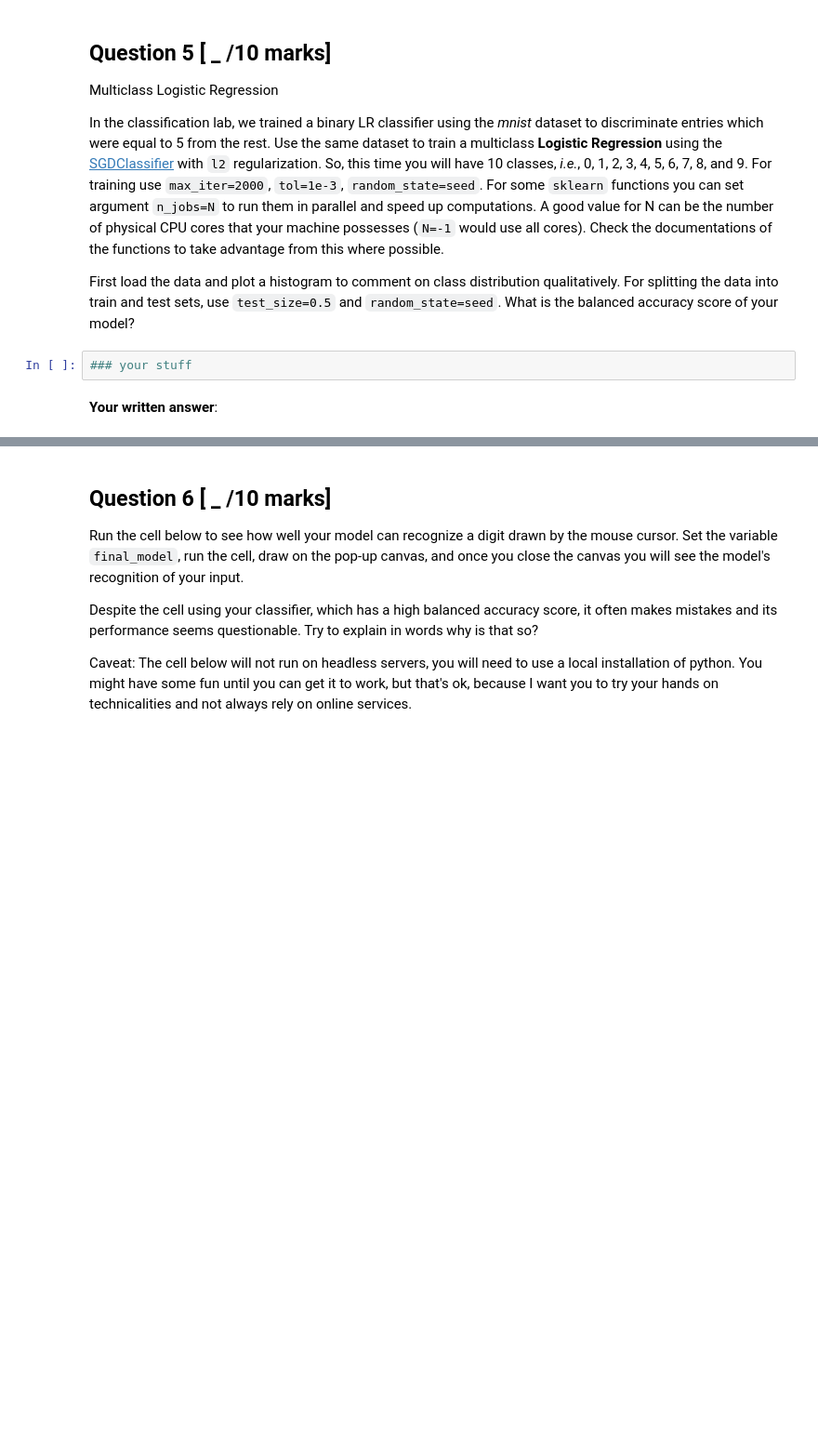
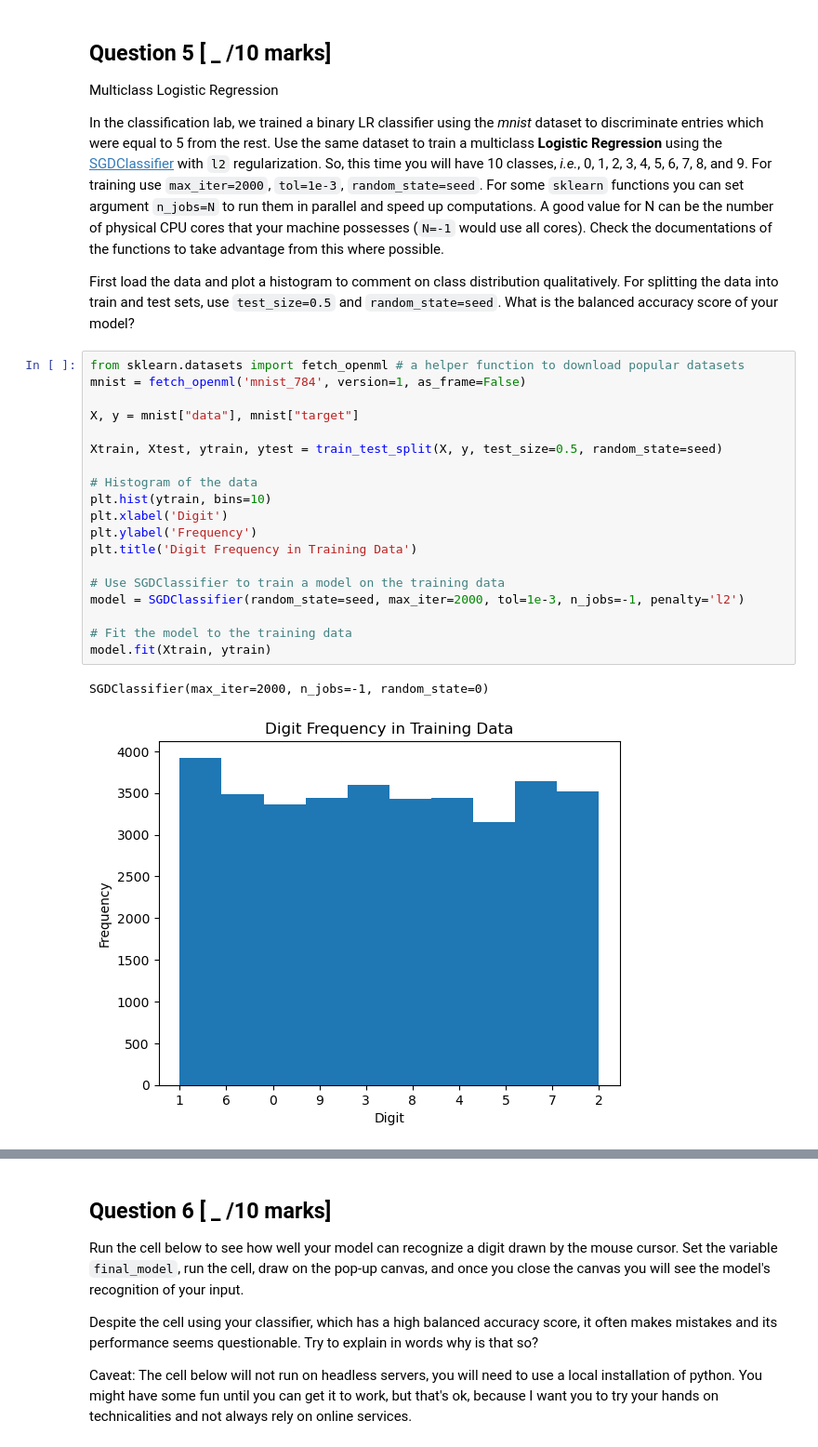
Before and after one commit to rgavigan/ds3000, a Jupyter notebook: assign3/Assignment_3.ipynb, the cells around one changed output, grey strips where cells are left out. Shown: that part at 93% size. Cells and saved outputs as stored; diff of their text form; blank space fills up the shorter version.

```diff
--- a/assign3/Assignment_3.ipynb
+++ b/assign3/Assignment_3.ipynb
@@ -329,7 +352,25 @@ Multiclass Logistic Regression
 In the classification lab, we trained a binary LR classifier using the _mnist_ dataset to discriminate entries which were equal to 5 from the rest. Use the same dataset to train a multiclass **Logistic Regression** using the [SGDClassifier](https://scikit-learn.org/stable/modules/generated/sklearn.linear_model.SGDClassifier.html)  with `l2` regularization. So, this time you will have 10 classes, *i.e.*, 0, 1, 2, 3, 4, 5, 6, 7, 8, and 9. For training use `max_iter=2000`, `tol=1e-3`, `random_state=seed`. For some `sklearn` functions you can set argument `n_jobs=N` to run them in parallel and speed up computations. A good value for N can be the number of physical CPU cores that your machine possesses (`N=-1` would use all cores). Check the documentations of the functions to take advantage from this where possible.
 
 First load the data and plot a histogram to comment on class distribution qualitatively. For splitting the data into train and test sets, use `test_size=0.5` and `random_state=seed`. What is the balanced accuracy score of your model?
-# %%
-### your stuff
-# %% [markdown]
-**Your written answer**:
+# %%
+from sklearn.datasets import fetch_openml # a helper function to download popular datasets
+mnist = fetch_openml('mnist_784', version=1, as_frame=False)
+
+X, y = mnist["data"], mnist["target"]
+
+Xtrain, Xtest, ytrain, ytest = train_test_split(X, y, test_size=0.5, random_state=seed)
+
+# Histogram of the data
+plt.hist(ytrain, bins=10)
+plt.xlabel('Digit')
+plt.ylabel('Frequency')
+plt.title('Digit Frequency in Training Data')
+
+# Use SGDClassifier to train a model on the training data
+model = SGDClassifier(random_state=seed, max_iter=2000, tol=1e-3, n_jobs=-1, penalty='l2')
+
+# Fit the model to the training data
+model.fit(Xtrain, ytrain)
+# %% [output]
+SGDClassifier(max_iter=2000, n_jobs=-1, random_state=0)
+[figure, added]
```
Also changed, not shown: parts of 13 cells of this notebook.
